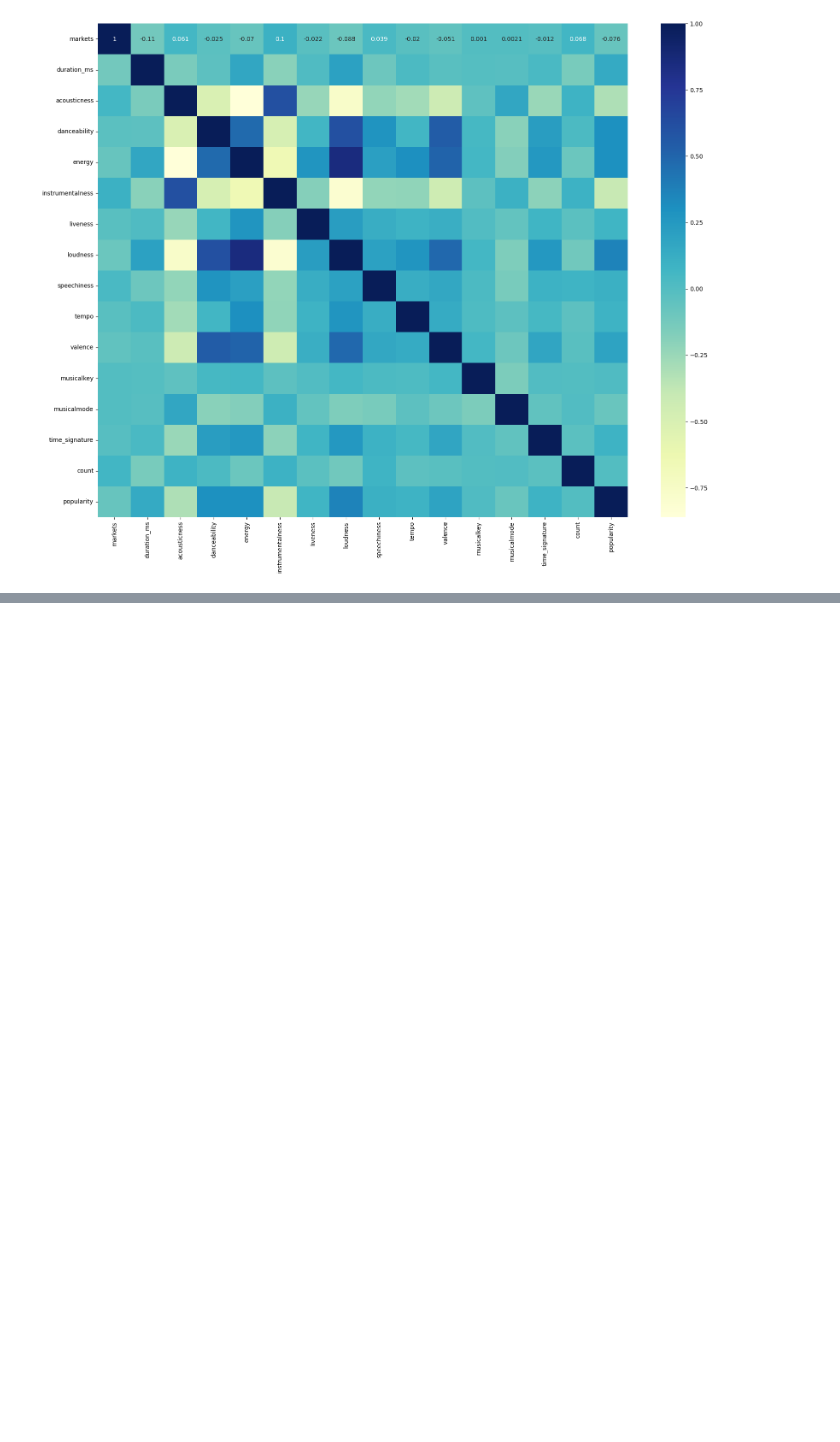
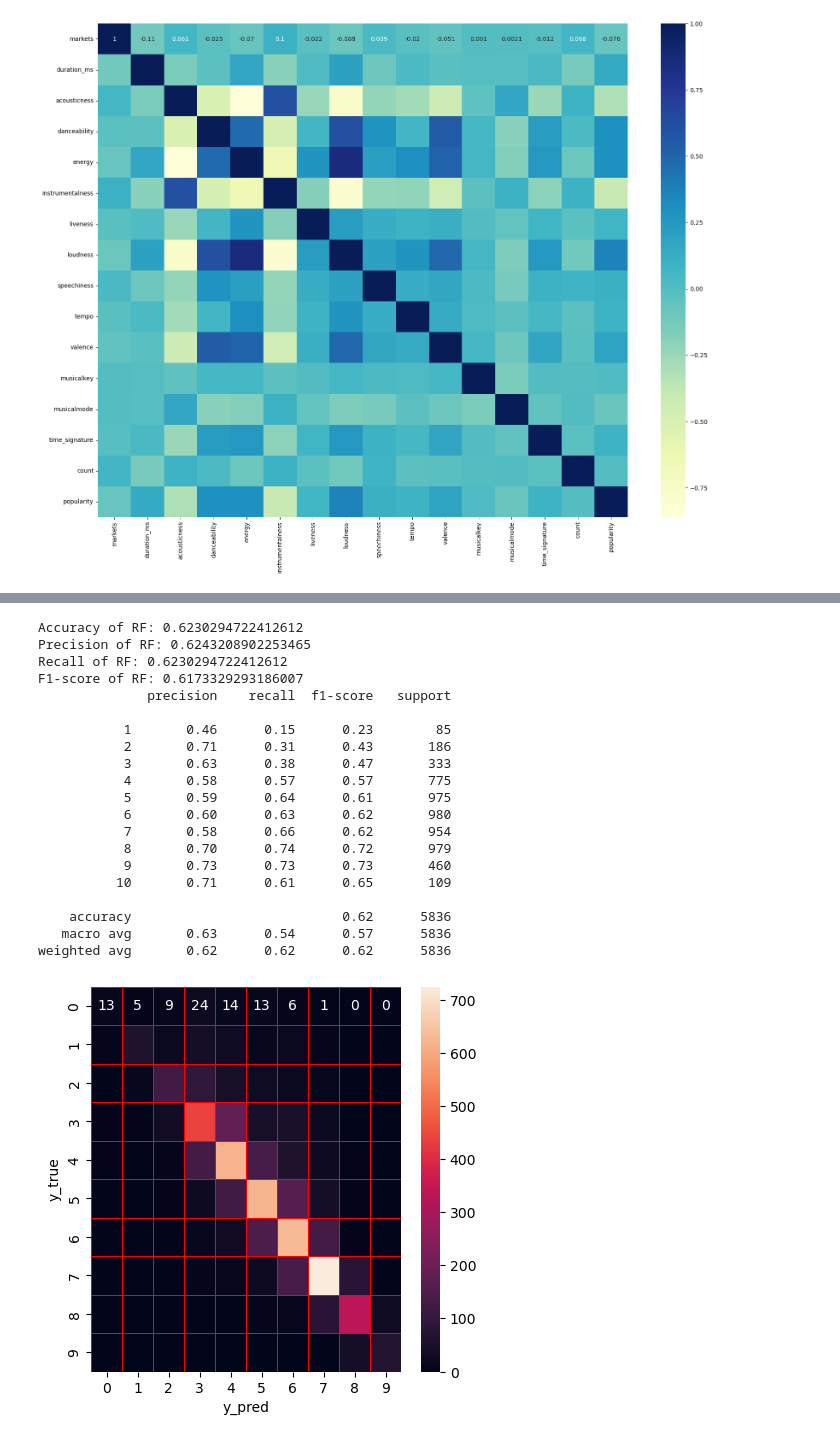
Before and after one commit to samthe030201/Nissan-Elective-Microproject, a Jupyter notebook: Micro Project.ipynb, the cells around one changed output, grey strips where cells are left out. Cells and saved outputs as stored; diff of their text form; code cells hidden in the pictures; blank space fills up the shorter version.

```diff
--- a/Micro Project.ipynb
+++ b/Micro Project.ipynb
@@ -326,0 +483,40 @@ weighted avg       0.01      0.01      0.01      5836
+# %%
+rf = RandomForestClassifier(random_state = 3)
+rf.fit(X_train,y_train)
+rf_score=rf.score(X_test,y_test)
+y_predict=rf.predict(X_test)
+y_true=y_test
+print('Accuracy of RF: '+ str(rf_score))
+precision,recall,fscore,none= precision_recall_fscore_support(y_true, y_predict, average='weighted')
+print('Precision of RF: '+(str(precision)))
+print('Recall of RF: '+(str(recall)))
+print('F1-score of RF: '+(str(fscore)))
+print(classification_report(y_true,y_predict))
+cm=confusion_matrix(y_true,y_predict)
+f,ax=plt.subplots(figsize=(5,5))
+sns.heatmap(cm,annot=True,linewidth=0.5,linecolor="red",fmt=".0f",ax=ax)
+plt.xlabel("y_pred")
+plt.ylabel("y_true")
+plt.show()
+# %% [output]
+Accuracy of RF: 0.6230294722412612
+Precision of RF: 0.6243208902253465
+Recall of RF: 0.6230294722412612
+F1-score of RF: 0.6173329293186007
+              precision    recall  f1-score   support
+
+           1       0.46      0.15      0.23        85
+           2       0.71      0.31      0.43       186
+           3       0.63      0.38      0.47       333
+           4       0.58      0.57      0.57       775
+           5       0.59      0.64      0.61       975
+           6       0.60      0.63      0.62       980
+           7       0.58      0.66      0.62       954
+           8       0.70      0.74      0.72       979
+           9       0.73      0.73      0.73       460
+          10       0.71      0.61      0.65       109
+
+    accuracy                           0.62      5836
+   macro avg       0.63      0.54      0.57      5836
+weighted avg       0.62      0.62      0.62      5836
+[figure, added]
```
Also changed, not shown: parts of 32 cells of this notebook, 1 other file.
